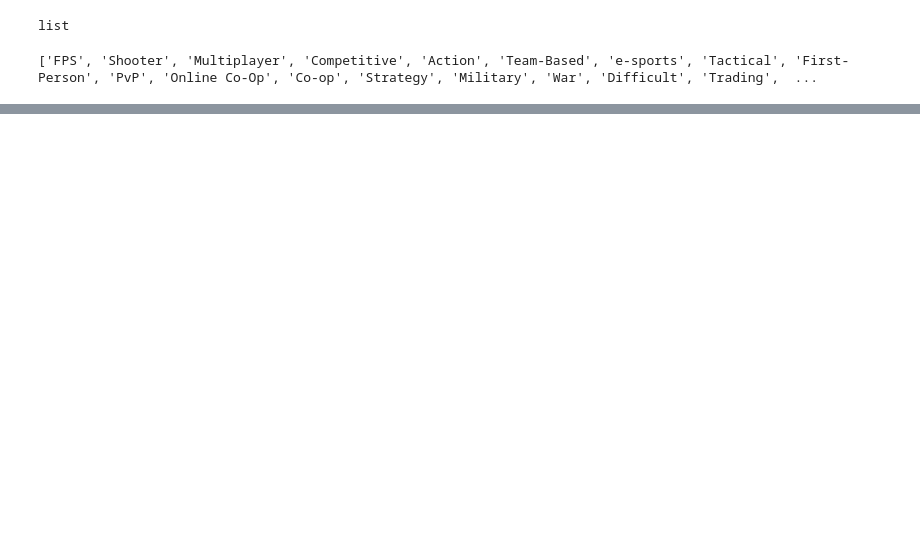
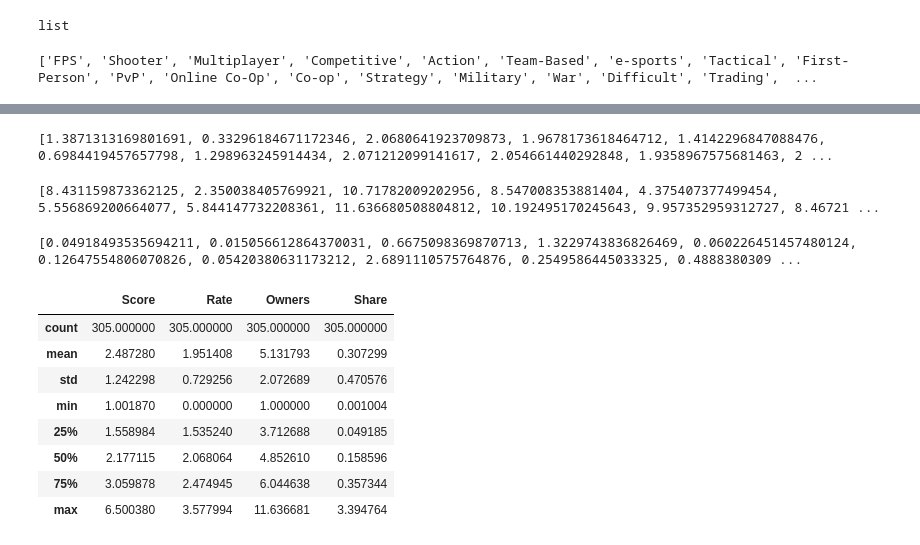
Before and after one commit to leoztl/Steam-dataset, a Jupyter notebook: ML/steam_rank.ipynb, the cells around one changed output, grey strips where cells are left out. Saved outputs shown, nothing was run; the diff lists cells and outputs as text; code cells hidden in the pictures; blank space fills up the shorter version.

```diff
--- a/ML/steam_rank.ipynb
+++ b/ML/steam_rank.ipynb
@@ -177,0 +232,5 @@ NameError: name 'math' is not defined
+# %%
+for i in range(len(years)):
+    for j in range(len(tag_name)):
+        if owners[i][j] != 0:
+            rating [i][j] = rating[i][j] / owners[i][j]
@@ -177,0 +255,57 @@ NameError: name 'math' is not defined
+# %%
+final_rate_list = []
+for i in range(len(final_tag_list)):
+    try:
+        final_rate_list.append(rating[-1][i])
+    except:
+        final_rate_list.append(0)
+for i in range(len(final_rate_list)):
+    if final_rate_list[i] == 1:
+        final_rate_list[i] = 0.7
+    num = final_rate_list[i]
+    num = num-0.6
+    if num <= 0:
+        num = 0
+    final_rate_list[i] = num *10
+print(final_rate_list)
+# %% [output]
+[1.3871313169801691, 0.33296184671172346, 2.0680641923709873, 1.9678173618464712, 1.4142296847088476, 0.6984419457657798, 1.298963245914434, 2.071212099141617, 2.054661440292848, 1.9358967575681463, 2 ...
+# %%
+final_owners_list = []
+for i in range(len(final_tag_list)):
+    try:
+        final_owners_list.append(owners[-1][i])
+    except:
+        final_owners_list.append(0)
+for i in range(len(final_owners_list)):
+    if final_owners_list[i] == 0:
+        final_owners_list[i] = 1500000
+    final_owners_list[i] = final_owners_list[i]/10000
+    num = final_owners_list[i]
+    num = math.sqrt(math.sqrt(num))
+    final_owners_list[i] = num
+print(final_owners_list)
+# %% [output]
+[8.431159873362125, 2.350038405769921, 10.71782009202956, 8.547008353881404, 4.375407377499454, 5.556869200664077, 5.844147732208361, 11.636680508804812, 10.192495170245643, 9.957352959312727, 8.46721 ...
+# %%
+final_share_list = []
+for i in range(len(final_tag_list)):
+    try:
+        final_share_list.append(share[-1][i])
+    except:
+        final_share_list.append(0)
+for i in range(len(final_share_list)):
+    if final_share_list[i] == 0:
+        final_share_list[i] = 0.003
+    num = final_share_list[i]
+    num = num * 100
+    final_share_list[i] = num
+print(final_share_list)
+# %% [output]
+[0.04918493535694211, 0.015056612864370031, 0.6675098369870713, 1.3229743836826469, 0.060226451457480124, 0.12647554806070826, 0.05420380631173212, 2.6891110575764876, 0.2549586445033325, 0.4888380309 ...
+# %%
+final_df = pd.DataFrame(columns=['Score', 'Rate', 'Owners', 'Share'])
+final_df['Score'] = final_score_list
+final_df['Rate'] = final_rate_list
+final_df['Owners'] = final_owners_list
+final_df['Share'] = final_share_list
@@ -177,0 +315,13 @@ NameError: name 'math' is not defined
+# %%
+final_df[['Rate', 'Owners', 'Share']]
+final_df.describe()
+# %% [output]
+|  | Score | Rate | Owners | Share |
+| count | 305.000000 | 305.000000 | 305.000000 | 305.000000 |
+| mean | 2.487280 | 1.951408 | 5.131793 | 0.307299 |
+| std | 1.242298 | 0.729256 | 2.072689 | 0.470576 |
+| min | 1.001870 | 0.000000 | 1.000000 | 0.001004 |
+| 25% | 1.558984 | 1.535240 | 3.712688 | 0.049185 |
+| 50% | 2.177115 | 2.068064 | 4.852610 | 0.158596 |
+| 75% | 3.059878 | 2.474945 | 6.044638 | 0.357344 |
+| max | 6.500380 | 3.577994 | 11.636681 | 3.394764 |
```
Also changed, not shown: parts of 13 cells of this notebook, 1 other file.
